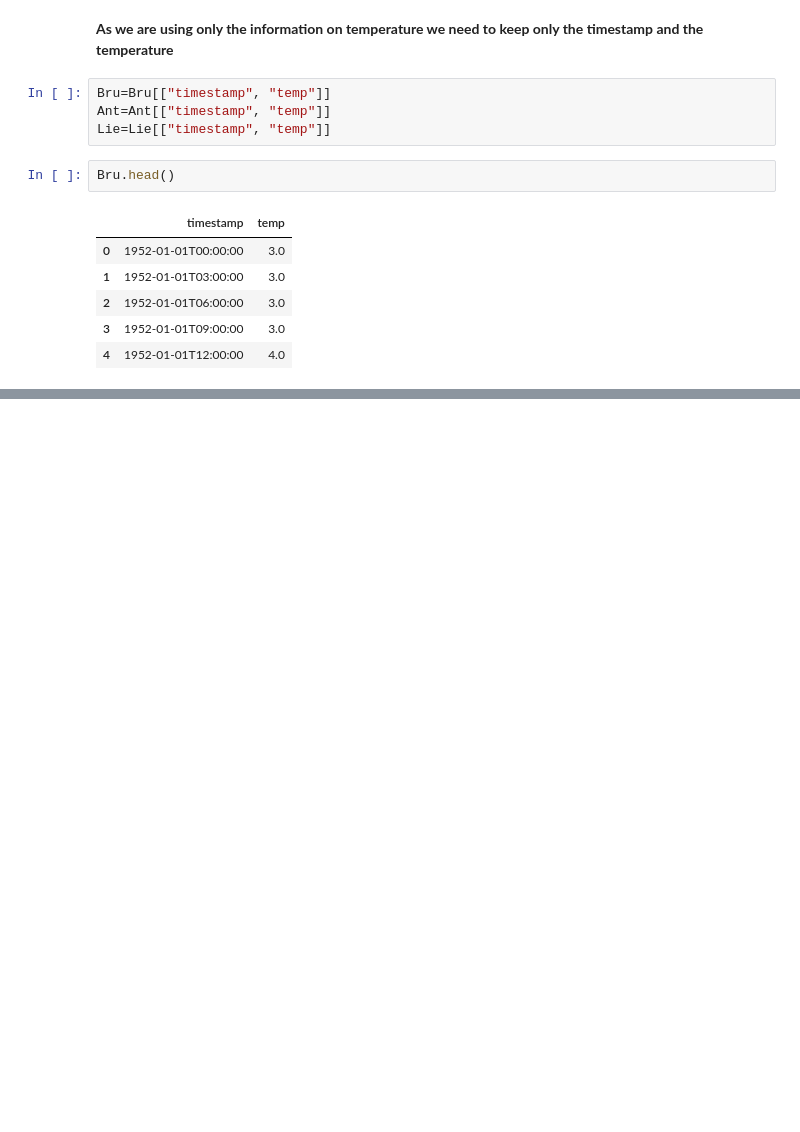
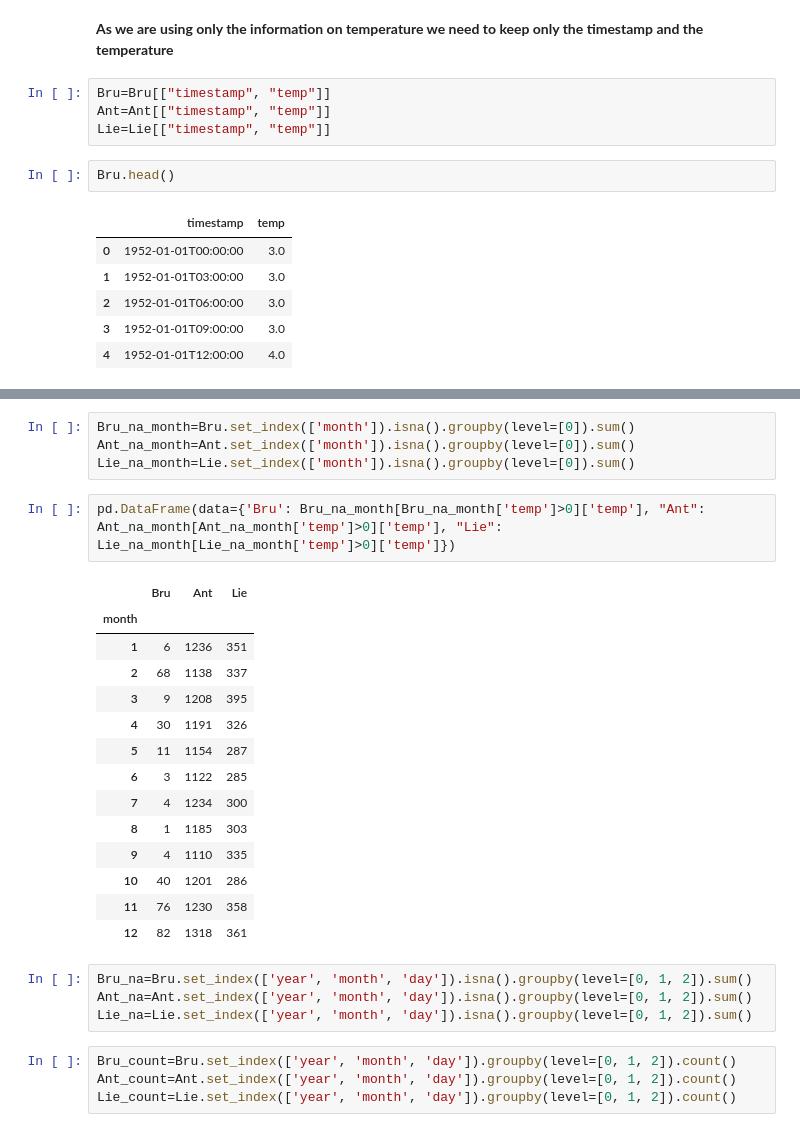
Before and after one commit to muuratjann/heatwave, a Jupyter notebook: Untitled.ipynb, the cells around one changed output, grey strips where cells are left out. Cells and saved outputs as stored; diff of their text form; blank space fills up the shorter version.

```diff
--- a/Untitled.ipynb
+++ b/Untitled.ipynb
@@ -83,0 +161,29 @@ dtype: float64
+# %%
+Bru_na_month=Bru.set_index(['month']).isna().groupby(level=[0]).sum()
+Ant_na_month=Ant.set_index(['month']).isna().groupby(level=[0]).sum()
+Lie_na_month=Lie.set_index(['month']).isna().groupby(level=[0]).sum()
+# %%
+pd.DataFrame(data={'Bru': Bru_na_month[Bru_na_month['temp']>0]['temp'], "Ant": Ant_na_month[Ant_na_month['temp']>0]['temp'], "Lie": Lie_na_month[Lie_na_month['temp']>0]['temp']})
+# %% [output]
+|  | Bru | Ant | Lie |
+| month |  |  |  |
+| 1 | 6 | 1236 | 351 |
+| 2 | 68 | 1138 | 337 |
+| 3 | 9 | 1208 | 395 |
+| 4 | 30 | 1191 | 326 |
+| 5 | 11 | 1154 | 287 |
+| 6 | 3 | 1122 | 285 |
+| 7 | 4 | 1234 | 300 |
+| 8 | 1 | 1185 | 303 |
+| 9 | 4 | 1110 | 335 |
+| 10 | 40 | 1201 | 286 |
+| 11 | 76 | 1230 | 358 |
+| 12 | 82 | 1318 | 361 |
+# %%
+Bru_na=Bru.set_index(['year', 'month', 'day']).isna().groupby(level=[0, 1, 2]).sum()
+Ant_na=Ant.set_index(['year', 'month', 'day']).isna().groupby(level=[0, 1, 2]).sum()
+Lie_na=Lie.set_index(['year', 'month', 'day']).isna().groupby(level=[0, 1, 2]).sum()
+# %%
+Bru_count=Bru.set_index(['year', 'month', 'day']).groupby(level=[0, 1, 2]).count()
+Ant_count=Ant.set_index(['year', 'month', 'day']).groupby(level=[0, 1, 2]).count()
+Lie_count=Lie.set_index(['year', 'month', 'day']).groupby(level=[0, 1, 2]).count()
```
Also changed, not shown: parts of 20 cells of this notebook, 3 other files.
